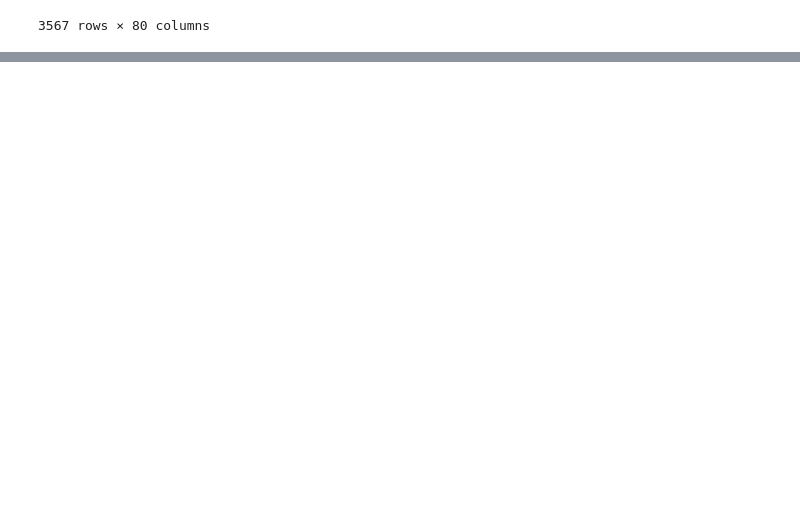
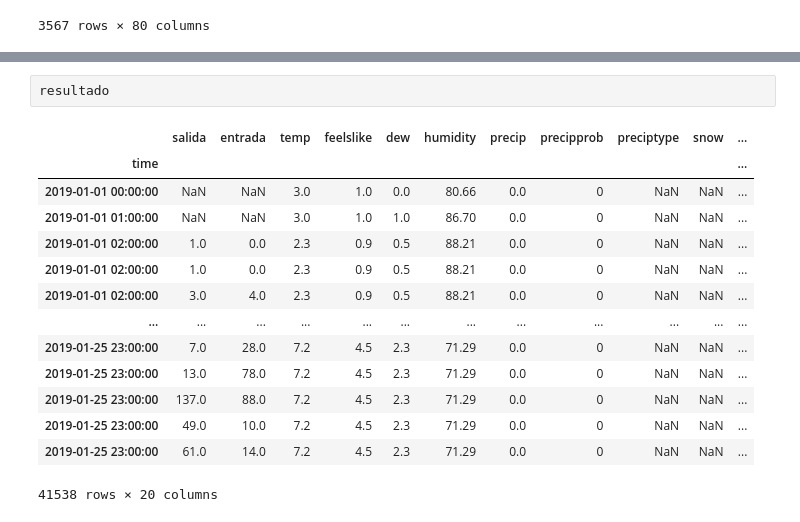
Before and after one commit to quiquecueto/TFM-Intelligent-Systems, a Jupyter notebook: TFM_project.ipynb, the cells around one changed output, grey strips where cells are left out. Saved outputs shown, nothing was run; the diff lists cells and outputs as text; blank space fills up the shorter version.

```diff
--- a/TFM_project.ipynb
+++ b/TFM_project.ipynb
@@ -279,0 +447,17 @@ ValueError: len(left_on) must equal the number of levels in the index of "right"
+# %%
+resultado
+# %% [output]
+|  | salida | entrada | temp | feelslike | dew | humidity | precip | precipprob | preciptype | snow | ... |
+| time |  |  |  |  |  |  |  |  |  |  | ... |
+| 2019-01-01 00:00:00 | NaN | NaN | 3.0 | 1.0 | 0.0 | 80.66 | 0.0 | 0 | NaN | NaN | ... |
+| 2019-01-01 01:00:00 | NaN | NaN | 3.0 | 1.0 | 1.0 | 86.70 | 0.0 | 0 | NaN | NaN | ... |
+| 2019-01-01 02:00:00 | 1.0 | 0.0 | 2.3 | 0.9 | 0.5 | 88.21 | 0.0 | 0 | NaN | NaN | ... |
+| 2019-01-01 02:00:00 | 1.0 | 0.0 | 2.3 | 0.9 | 0.5 | 88.21 | 0.0 | 0 | NaN | NaN | ... |
+| 2019-01-01 02:00:00 | 3.0 | 4.0 | 2.3 | 0.9 | 0.5 | 88.21 | 0.0 | 0 | NaN | NaN | ... |
+| ... | ... | ... | ... | ... | ... | ... | ... | ... | ... | ... | ... |
+| 2019-01-25 23:00:00 | 7.0 | 28.0 | 7.2 | 4.5 | 2.3 | 71.29 | 0.0 | 0 | NaN | NaN | ... |
+| 2019-01-25 23:00:00 | 13.0 | 78.0 | 7.2 | 4.5 | 2.3 | 71.29 | 0.0 | 0 | NaN | NaN | ... |
+| 2019-01-25 23:00:00 | 137.0 | 88.0 | 7.2 | 4.5 | 2.3 | 71.29 | 0.0 | 0 | NaN | NaN | ... |
+| 2019-01-25 23:00:00 | 49.0 | 10.0 | 7.2 | 4.5 | 2.3 | 71.29 | 0.0 | 0 | NaN | NaN | ... |
+| 2019-01-25 23:00:00 | 61.0 | 14.0 | 7.2 | 4.5 | 2.3 | 71.29 | 0.0 | 0 | NaN | NaN | ... |
+41538 rows × 20 columns
```
Also changed, not shown: parts of 18 cells of this notebook.
